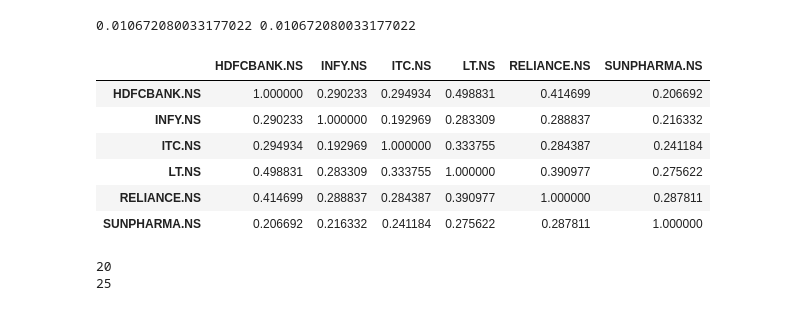
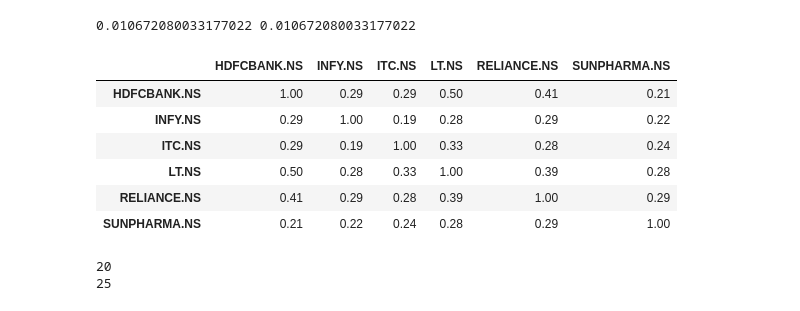
Before and after one commit to Jay83206/var-project, a Jupyter notebook: notebooks/03_portfolio_var.ipynb, the cells around one changed output. Drawn from its saved outputs; the diff is of its cells as text; code cells hidden in the pictures.

```diff
--- a/notebooks/03_portfolio_var.ipynb
+++ b/notebooks/03_portfolio_var.ipynb
@@ -27,16 +30,16 @@ print(port_std, port_ret.std())
 # %% [output]
 0.010672080033177022 0.010672080033177022
 # %%
-returns_corr = returns.corr()
+returns_corr = returns.corr().round(2)
 returns_corr
 # %% [output]
 |  | HDFCBANK.NS | INFY.NS | ITC.NS | LT.NS | RELIANCE.NS | SUNPHARMA.NS |
-| HDFCBANK.NS | 1.000000 | 0.290233 | 0.294934 | 0.498831 | 0.414699 | 0.206692 |
-| INFY.NS | 0.290233 | 1.000000 | 0.192969 | 0.283309 | 0.288837 | 0.216332 |
-| ITC.NS | 0.294934 | 0.192969 | 1.000000 | 0.333755 | 0.284387 | 0.241184 |
-| LT.NS | 0.498831 | 0.283309 | 0.333755 | 1.000000 | 0.390977 | 0.275622 |
-| RELIANCE.NS | 0.414699 | 0.288837 | 0.284387 | 0.390977 | 1.000000 | 0.287811 |
-| SUNPHARMA.NS | 0.206692 | 0.216332 | 0.241184 | 0.275622 | 0.287811 | 1.000000 |
+| HDFCBANK.NS | 1.00 | 0.29 | 0.29 | 0.50 | 0.41 | 0.21 |
+| INFY.NS | 0.29 | 1.00 | 0.19 | 0.28 | 0.29 | 0.22 |
+| ITC.NS | 0.29 | 0.19 | 1.00 | 0.33 | 0.28 | 0.24 |
+| LT.NS | 0.50 | 0.28 | 0.33 | 1.00 | 0.39 | 0.28 |
+| RELIANCE.NS | 0.41 | 0.29 | 0.28 | 0.39 | 1.00 | 0.29 |
+| SUNPHARMA.NS | 0.21 | 0.22 | 0.24 | 0.28 | 0.29 | 1.00 |
 # %%
 print((port_ret < -var_hist_99 / portfolio_value).sum())
 print((port_ret < -var_param_99 / portfolio_value).sum())
```
Also changed, not shown: parts of 4 cells of this notebook, 4 other files.
